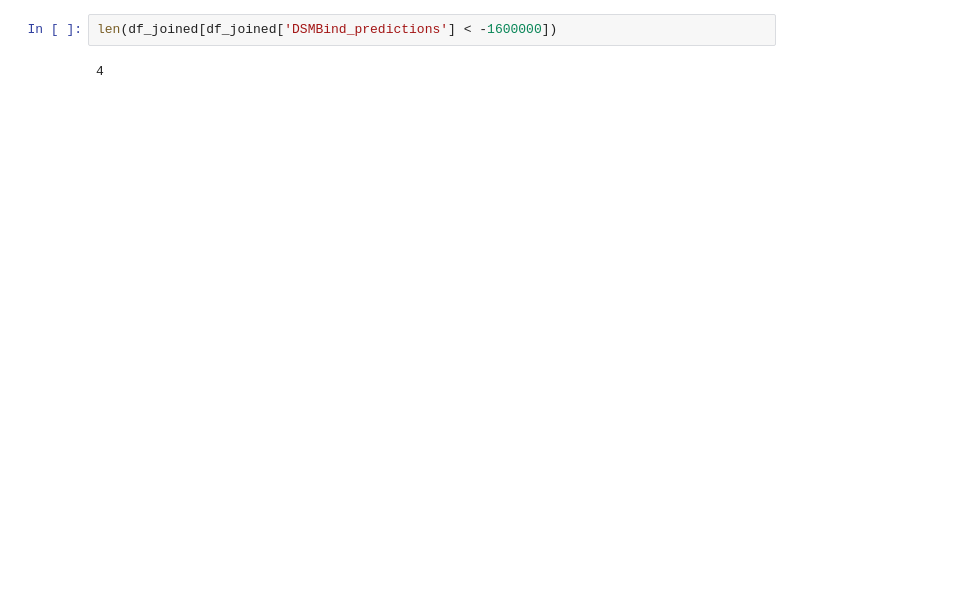
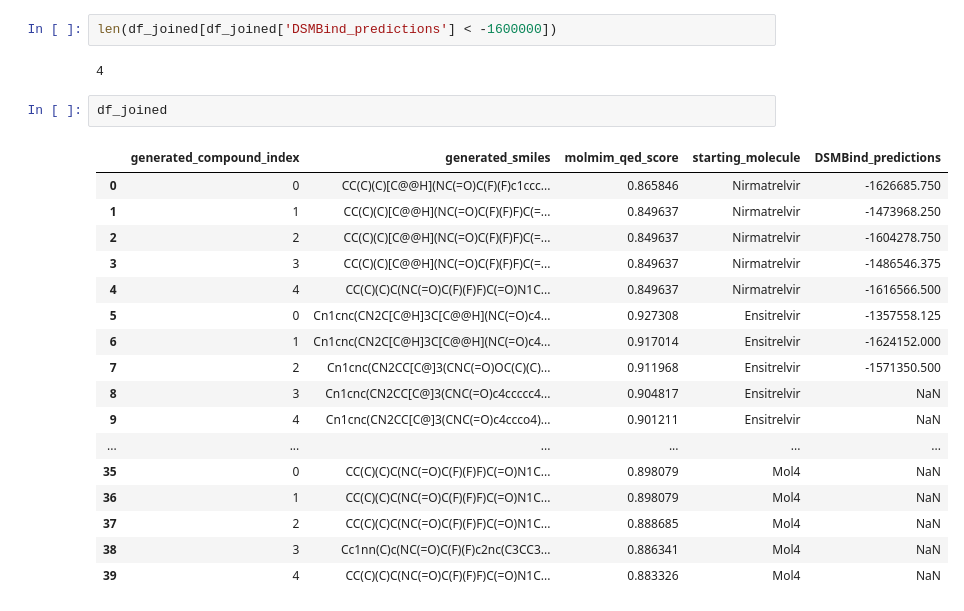
Before and after one commit to artificial-yao/generative-virtual-screening, a Jupyter notebook: src/self-driving-demo.ipynb, the cells around one changed output. Cells and saved outputs as stored; diff of their text form; blank space fills up the shorter version.

```diff
--- a/src/self-driving-demo.ipynb
+++ b/src/self-driving-demo.ipynb
@@ -162,3 +261,23 @@ MolMIM...
 len(df_joined[df_joined['DSMBind_predictions'] < -1600000])
 # %% [output]
 4
+# %%
+df_joined
+# %% [output]
+|  | generated_compound_index | generated_smiles | molmim_qed_score | starting_molecule | DSMBind_predictions |
+| 0 | 0 | CC(C)(C)[C@@H](NC(=O)C(F)(F)c1ccc... | 0.865846 | Nirmatrelvir | -1626685.750 |
+| 1 | 1 | CC(C)(C)[C@@H](NC(=O)C(F)(F)F)C(=... | 0.849637 | Nirmatrelvir | -1473968.250 |
+| 2 | 2 | CC(C)(C)[C@@H](NC(=O)C(F)(F)F)C(=... | 0.849637 | Nirmatrelvir | -1604278.750 |
+| 3 | 3 | CC(C)(C)[C@@H](NC(=O)C(F)(F)F)C(=... | 0.849637 | Nirmatrelvir | -1486546.375 |
+| 4 | 4 | CC(C)(C)C(NC(=O)C(F)(F)F)C(=O)N1C... | 0.849637 | Nirmatrelvir | -1616566.500 |
+| 5 | 0 | Cn1cnc(CN2C[C@H]3C[C@@H](NC(=O)c4... | 0.927308 | Ensitrelvir | -1357558.125 |
+| 6 | 1 | Cn1cnc(CN2C[C@H]3C[C@@H](NC(=O)c4... | 0.917014 | Ensitrelvir | -1624152.000 |
+| 7 | 2 | Cn1cnc(CN2CC[C@]3(CNC(=O)OC(C)(C)... | 0.911968 | Ensitrelvir | -1571350.500 |
+| 8 | 3 | Cn1cnc(CN2CC[C@]3(CNC(=O)c4ccccc4... | 0.904817 | Ensitrelvir | NaN |
+| 9 | 4 | Cn1cnc(CN2CC[C@]3(CNC(=O)c4ccco4)... | 0.901211 | Ensitrelvir | NaN |
+| ... | ... | ... | ... | ... | ... |
+| 35 | 0 | CC(C)(C)C(NC(=O)C(F)(F)F)C(=O)N1C... | 0.898079 | Mol4 | NaN |
+| 36 | 1 | CC(C)(C)C(NC(=O)C(F)(F)F)C(=O)N1C... | 0.898079 | Mol4 | NaN |
+| 37 | 2 | CC(C)(C)C(NC(=O)C(F)(F)F)C(=O)N1C... | 0.888685 | Mol4 | NaN |
+| 38 | 3 | Cc1nn(C)c(NC(=O)C(F)(F)c2nc(C3CC3... | 0.886341 | Mol4 | NaN |
+| 39 | 4 | CC(C)(C)C(NC(=O)C(F)(F)F)C(=O)N1C... | 0.883326 | Mol4 | NaN |
```
Also changed, not shown: parts of 2 cells of this notebook, 2 other files.
